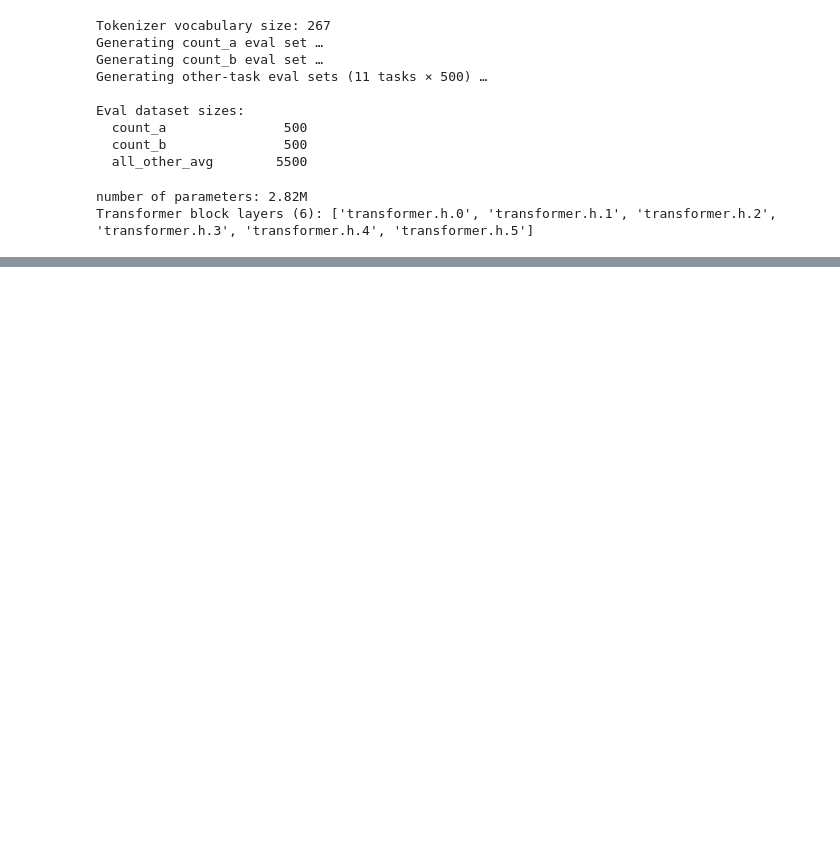
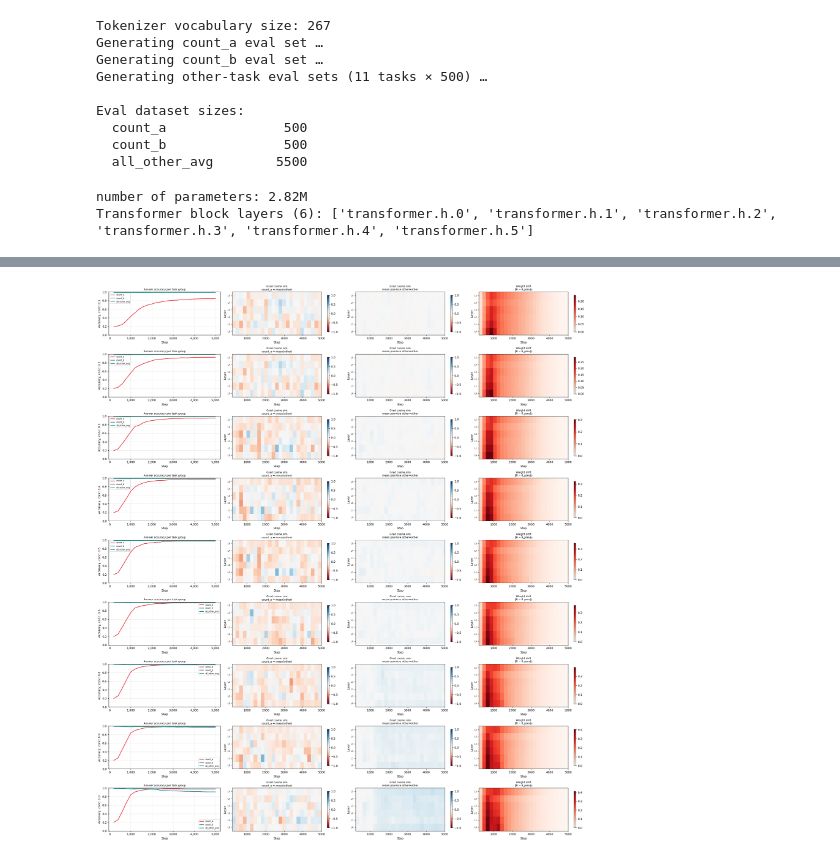
Before and after one commit to sunnyhoward/PCFG, a Jupyter notebook: test.ipynb, the cells around one changed output, grey strips where cells are left out. Saved outputs shown, nothing was run; the diff lists cells and outputs as text; code cells hidden in the pictures; blank space fills up the shorter version.

```diff
--- a/test.ipynb
+++ b/test.ipynb
@@ -384,16 +273,0 @@ Sweep complete!
-# %%
-# show heat map of layer drift over time for each layer
-plt.figure(figsize=(12, 6))
-for conc_idx, concentration in enumerate(CONCENTRATIONS):
-    history = all_histories[concentration]
-    drift_data = np.array(history["weight_drift"])
-    plt.subplot(1, len(CONCENTRATIONS), conc_idx + 1)
-    plt.imshow(drift_data.T, aspect="auto", cmap=cm.viridis)
-    plt.colorbar(label="Weight Drift")
-    plt.title(f"Concentration {concentration:.2f}")
-    plt.xlabel("Layer")
-    plt.ylabel("Evaluation Step")
-    plt.xticks(ticks=np.arange(len(layer_labels)), labels=layer_labels, rotation=45)
-    plt.gca().xaxis.set_major_locator(mticker.MaxNLocator(integer=True))
-plt.tight_layout()
-plt.show()
@@ -520,0 +410,59 @@ plt.show()
+# %%
+CONCENTRATIONS = np.sort(list(all_histories.keys()))
+
+fig, axes = plt.subplots(len(CONCENTRATIONS), 4, figsize=(24, 3 * len(CONCENTRATIONS)))
+for n, concentration in enumerate(CONCENTRATIONS):
+
+    history = all_histories[concentration]
+    # ── Panel 1: accuracy over time ───────────────────────────────────────────────
+    ax = axes[n, 0]
+    acc_series = {
+        "count_a"      : history["val"]["count_a"]["answer_acc"],
+        "count_b"      : history["val"]["count_b"]["answer_acc"],
+        "all_other_avg": history["val"]["all_other_avg"]["answer_acc"],
+    }
+    acc_colors = {
+        "count_a"      : "#e63946",
+        "count_b"      : "#457b9d",
+        "all_other_avg": "#2a9d8f",
+    }
+    for split_name, vals in acc_series.items():
+        ax.plot(steps, vals, color=acc_colors[split_name], lw=2, label=split_name)
+    ax.set_title("Answer accuracy per task group", fontsize=9)
+    ax.set_xlabel("Step")
+    ax.set_ylabel(f"Accuracy, conc: {concentration}")
+    ax.legend(fontsize=7)
+    ax.set_ylim(0, 1)
+    ax.xaxis.set_major_formatter(mticker.FuncFormatter(lambda x, _: f"{int(x):,}"))
+    ax.grid(True, alpha=0.3)
+
+    # ── Panels 2-4: heatmaps ──────────────────────────────────────────────────────
+    sv_o_arr = np.array(history["grad_cossim_special_vs_other"])
+    o_o_arr  = np.array(history["grad_cossim_other_vs_other"])
+    drift_arr = np.array(history["weight_drift"])
+    data_panels = [
+        (sv_o_arr.T,  f"Grad cosine sim\n{SPECIAL_TASK} ↔ mean(other)", "RdBu", (-1, 1)),
+        (o_o_arr.T,   "Grad cosine sim\nmean pairwise other↔other",       "RdBu", (-1, 1)),
+        (drift_arr.T, "Weight drift\n‖θ − θ_prev‖₂",                     "Reds", (0, None)),
+    ]
+    for ax, (data, title, cmap, (vmin, vmax)) in zip(axes[n, 1:], data_panels):
+        kwargs = dict(aspect="auto", origin="lower", cmap=cmap)
+        if vmin is not None: kwargs["vmin"] = vmin
+        if vmax is not None: kwargs["vmax"] = vmax
+        im = ax.imshow(data, **kwargs,
+                    extent=[steps[0], steps[-1], -0.5, n_layers - 0.5])
+        ax.set_title(title, fontsize=9)
+        ax.set_xlabel("Step")
+        ax.set_ylabel("Layer")
+        ax.set_yticks(range(n_layers))
+        ax.set_yticklabels(layer_labels, fontsize=7)
+        plt.colorbar(im, ax=ax, shrink=0.85)
+
+    # plt.suptitle(
+    #     f"corr={CORRELATION:.2f}  conc={CONCENTRATION:.2f}",
+    #     fontsize=11, y=1.02,
+    # )
+    plt.tight_layout()
+plt.show()
+# %% [output]
+[figure, added]
```
Also changed, not shown: parts of 14 cells of this notebook, 4 other files.
